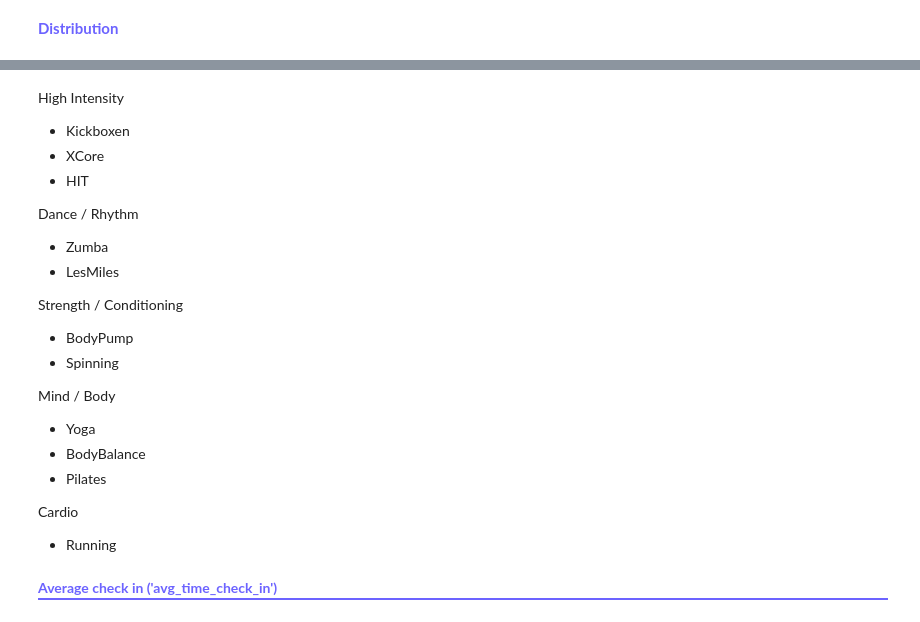
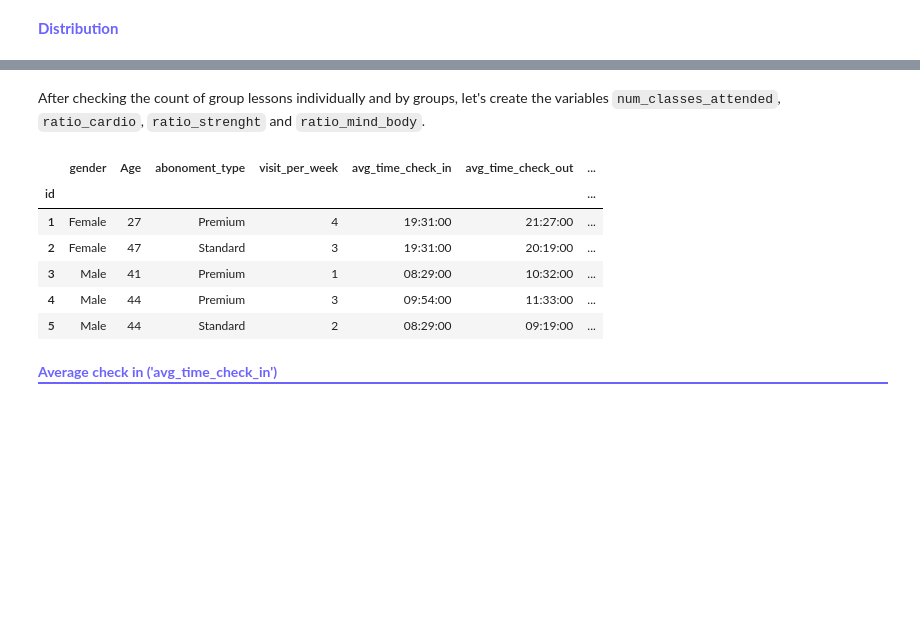
Before and after one commit to DiogoCapelaGoncalves/GymClusterML2, a Jupyter notebook: 01_data_cleaning.ipynb, the cells around one changed output, grey strips where cells are left out. Saved outputs shown, nothing was run; the diff lists cells and outputs as text; code cells hidden in the pictures; blank space fills up the shorter version.

```diff
--- a/01_data_cleaning.ipynb
+++ b/01_data_cleaning.ipynb
@@ -282,26 +280,0 @@ containing which are the favorite group lessons , one-hot encoding was applied.<
-# %% [markdown]
-High Intensity
-
-- Kickboxen
-- XCore
-- HIT
-
-Dance / Rhythm
-
-- Zumba
-- LesMiles
-
-Strength / Conditioning
-
-- BodyPump
-- Spinning
-
-Mind / Body
-
-- Yoga
-- BodyBalance
-- Pilates
-
-Cardio
-
-- Running
@@ -332,0 +281,2 @@ for i in data.index:
+# %% [markdown]
+After checking the count of group lessons individually and by groups, let's create the variables <code>num_classes_attended</code>, <code>ratio_cardio</code>, <code>ratio_strenght</code> and <code>ratio_mind_body</code>.
@@ -333,3 +287,20 @@ for i in data.index:
+# %%
+from u_data_cleaning import parse_group_lessons
+
+new_features = data.apply(parse_group_lessons, axis=1)
+data = pd.concat([data, new_features], axis=1)
+
+data.drop(columns=['fav_group_lesson'], inplace=True)
+
+data.head()
+# %% [output]
+|  | gender | Age | abonoment_type | visit_per_week | avg_time_check_in | avg_time_check_out | ... |
+| id |  |  |  |  |  |  | ... |
+| 1 | Female | 27 | Premium | 4 | 19:31:00 | 21:27:00 | ... |
+| 2 | Female | 47 | Standard | 3 | 19:31:00 | 20:19:00 | ... |
+| 3 | Male | 41 | Premium | 1 | 08:29:00 | 10:32:00 | ... |
+| 4 | Male | 44 | Premium | 3 | 09:54:00 | 11:33:00 | ... |
+| 5 | Male | 44 | Standard | 2 | 08:29:00 | 09:19:00 | ... |
 # %% [markdown]
 <p style="color:#6c63ff; font-weight:bold; display:inline-block; border-bottom:2px solid #6c63ff; padding-bottom:3px;">Average check in ('avg_time_check_in')</p>
 # %% [markdown]
```
Also changed, not shown: parts of 8 cells of this notebook, 1 other file.
